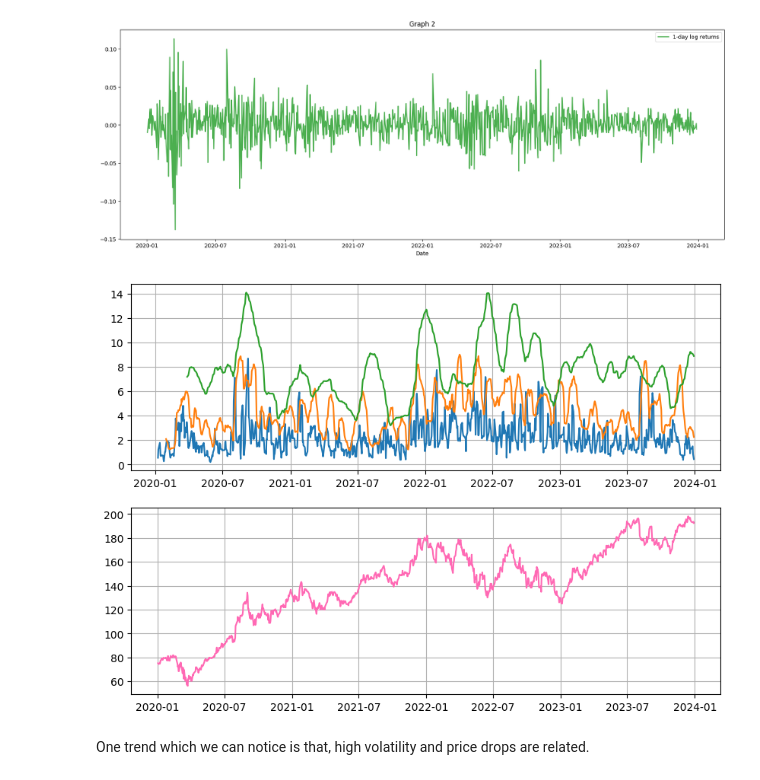
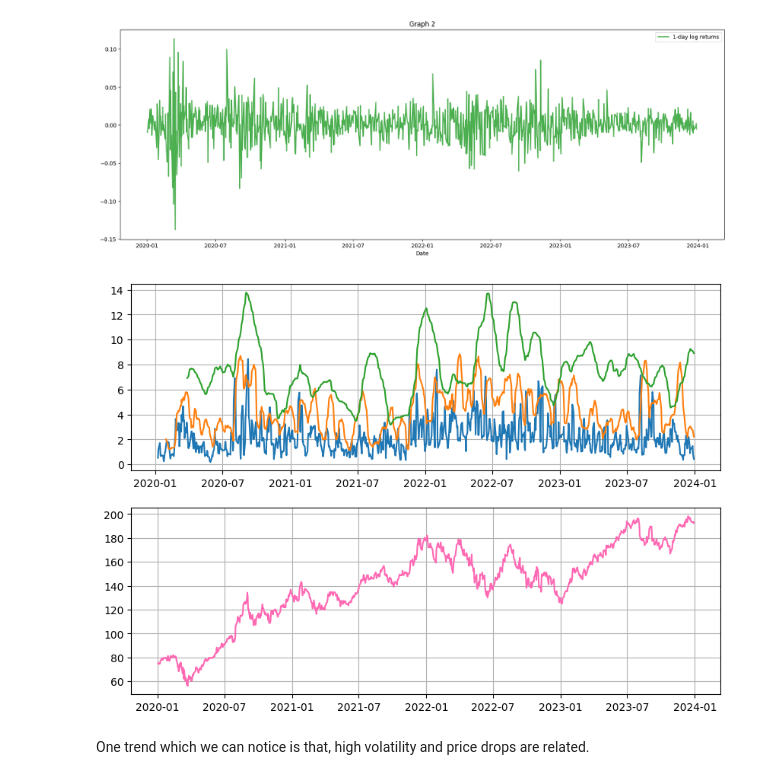
Before and after one commit to MaulikJain07/Predict2Optimize-WiDS-2025, a Jupyter notebook: week1/week1_analysis.ipynb, the cells around one changed output. Drawn from its saved outputs; the diff is of its cells as text; code cells hidden in the pictures.

```diff
--- a/week1/week1_analysis.ipynb
+++ b/week1/week1_analysis.ipynb
@@ -44,21 +46,23 @@ returns = pd.DataFrame()
 
 #simple returns
 
-returns['1_day_sim'] = (med_data["Close"]['AAPL']/med_data["Close"]['AAPL'].shift(1)) - 1
-returns['5_day_sim'] = (med_data["Close"]['AAPL']/med_data["Close"]['AAPL'].shift(5)) - 1
-returns['20_day_sim'] = (med_data["Close"]['AAPL']/med_data["Close"]['AAPL'].shift(20)) - 1
+returns['1_day_sim'] = (med_data["Adj Close"]['AAPL']/med_data["Adj Close"]['AAPL'].shift(1)) - 1
+returns['5_day_sim'] = (med_data["Adj Close"]['AAPL']/med_data["Adj Close"]['AAPL'].shift(5)) - 1
+returns['20_day_sim'] = (med_data["Adj Close"]['AAPL']/med_data["Adj Close"]['AAPL'].shift(20)) - 1
 
 #log returns
 
-returns['1_day_log'] = np.log(med_data["Close"]['AAPL']/med_data["Close"]['AAPL'].shift(1))
-returns['5_day_log'] = np.log(med_data["Close"]['AAPL']/med_data["Close"]['AAPL'].shift(5))
-returns['20_day_log'] = np.log(med_data["Close"]['AAPL']/med_data["Close"]['AAPL'].shift(20))
+returns['1_day_log'] = np.log(med_data["Adj Close"]['AAPL']/med_data["Adj Close"]['AAPL'].shift(1))
+returns['5_day_log'] = np.log(med_data["Adj Close"]['AAPL']/med_data["Adj Close"]['AAPL'].shift(5))
+returns['20_day_log'] = np.log(med_data["Adj Close"]['AAPL']/med_data["Adj Close"]['AAPL'].shift(20))
 
 #rolling volatility
 
-returns['5_rolling_volatility'] = med_data["Close"]["AAPL"].rolling(window=5).std()
-returns['20_rolling_volatility'] = med_data["Close"]["AAPL"].rolling(window=20).std()
-returns['60_rolling_volatility'] = med_data["Close"]["AAPL"].rolling(window=60).std()
+returns['5_rolling_volatility'] = med_data["Adj Close"]["AAPL"].rolling(window=5).std()
+returns['20_rolling_volatility'] = med_data["Adj Close"]["AAPL"].rolling(window=20).std()
+returns['60_rolling_volatility'] = med_data["Adj Close"]["AAPL"].rolling(window=60).std()
+
+returns.to_csv("apple_stats.csv")
 # %%
 returns.head(10)
 # %% [output]
@@ -108,27 +112,27 @@ plt.show()
 # %%
 #rolling volatilities graph
 
 plt.figure(figsize=(10,7))
 
 plt.subplot(2,1,1)
 plt.plot(returns['5_rolling_volatility'],label='5-day rolling volatility')
 plt.plot(returns['20_rolling_volatility'],label='20-day rolling volatility')
 plt.plot(returns['60_rolling_volatility'],label='60-day rolling volatility')
 plt.grid()
 
 plt.subplot(2,1,2)
 # plt.figure(figsize=(20,7))
-plt.plot(med_data["Close"]['AAPL'],label='Price',c='hotpink')
+plt.plot(med_data["Adj Close"]['AAPL'],label='Price',c='hotpink')
 plt.grid()
 
 # plt.xlabel("Date")
 # plt.ylabel("Volatility")
 # plt.title("Graph 3")
 # plt.legend()
 
 plt.show()
 # %% [output]
-[figure, old version]
+[figure, new version]
 # %% [markdown]
 One trend which we can notice is that, high volatility and price drops are related.
 # %%
```
Also changed, not shown: parts of 6 cells of this notebook, 3 other files.
